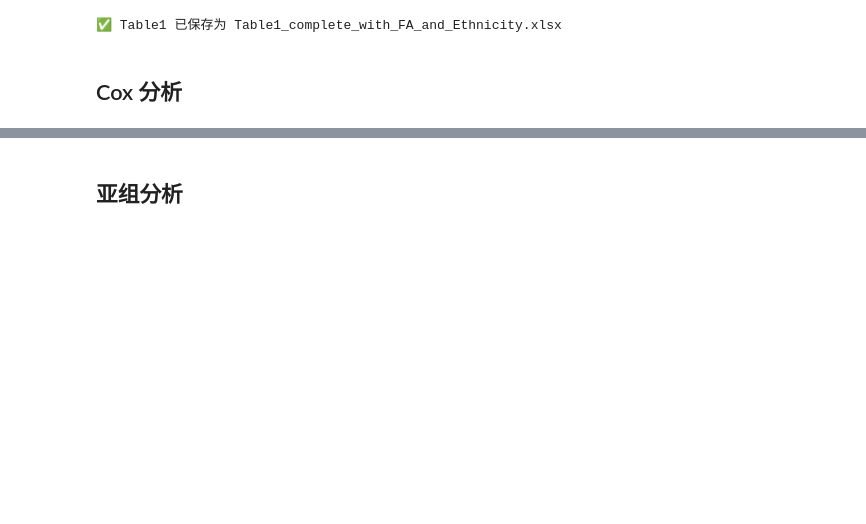
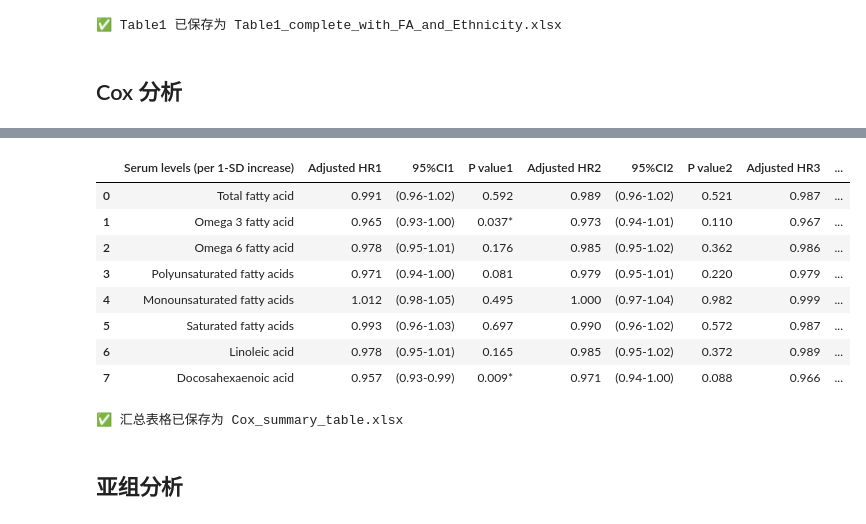
Before and after one commit to taotie111/nih, a Jupyter notebook: nih_final_job.ipynb, the cells around one changed output, grey strips where cells are left out. Drawn from its saved outputs; the diff is of its cells as text; code cells hidden in the pictures; blank space fills up the shorter version.

```diff
--- a/nih_final_job.ipynb
+++ b/nih_final_job.ipynb
@@ -1045,5 +1098,62 @@ Docosahexaenoic acid | Model3: N=7480, HR=0.97 (0.94-1.01), p=0.09929
 
 ✅ Cox 分析完成，结果已保存：Cox_matched_results_models.xlsx
+# %%
+# ======================================================
+# 7. 生成汇总表格（每行一个脂肪酸，每列显示 Model1/2/3）
+# ======================================================
+
+# P 值格式化函数
+def format_p_table(p):
+    if p < 0.001:
+        return "<0.001*"
+    elif p < 0.05:
+        return f"{p:.3f}*"
+    else:
+        return f"{p:.3f}"
+
+# 定义空列表存储整理后的数据
+summary_rows = []
+
+for fa_var in fa_analysis_vars:
+    row = {"Serum levels (per 1-SD increase)": fa_var}
+    for model_name in ["Model1", "Model2", "Model3"]:
+        df_sub = df_results[(df_results["Variable"]==fa_var) & (df_results["Model"]==model_name)]
+        if not df_sub.empty:
+            HR = df_sub["HR"].values[0]
+            CI = df_sub["CI"].values[0]
+            P = df_sub["P_value"].values[0]
+
+            P_str = format_p_table(P)
+
+            row[f"Adjusted HR{model_name[-1]}"] = round(HR,3)
+            row[f"95%CI{model_name[-1]}"] = f"({CI})"
+            row[f"P value{model_name[-1]}"] = P_str
+        else:
+            row[f"Adjusted HR{model_name[-1]}"] = ""
+            row[f"95%CI{model_name[-1]}"] = ""
+            row[f"P value{model_name[-1]}"] = ""
+    summary_rows.append(row)
+
+# 创建 DataFrame
+cox_summary_table = pd.DataFrame(summary_rows)
+
+# 显示表格
+display(cox_summary_table)
+
+# 保存为 Excel
+cox_summary_table.to_excel("Cox_summary_table.xlsx", index=False)
+print("✅ 汇总表格已保存为 Cox_summary_table.xlsx")
+# %% [output]
+|  | Serum levels (per 1-SD increase) | Adjusted HR1 | 95%CI1 | P value1 | Adjusted HR2 | 95%CI2 | P value2 | Adjusted HR3 | ... |
+| 0 | Total fatty acid | 0.991 | (0.96-1.02) | 0.592 | 0.989 | (0.96-1.02) | 0.521 | 0.987 | ... |
+| 1 | Omega 3 fatty acid | 0.965 | (0.93-1.00) | 0.037* | 0.973 | (0.94-1.01) | 0.110 | 0.967 | ... |
+| 2 | Omega 6 fatty acid | 0.978 | (0.95-1.01) | 0.176 | 0.985 | (0.95-1.02) | 0.362 | 0.986 | ... |
+| 3 | Polyunsaturated fatty acids | 0.971 | (0.94-1.00) | 0.081 | 0.979 | (0.95-1.01) | 0.220 | 0.979 | ... |
+| 4 | Monounsaturated fatty acids | 1.012 | (0.98-1.05) | 0.495 | 1.000 | (0.97-1.04) | 0.982 | 0.999 | ... |
+| 5 | Saturated fatty acids | 0.993 | (0.96-1.03) | 0.697 | 0.990 | (0.96-1.02) | 0.572 | 0.987 | ... |
+| 6 | Linoleic acid | 0.978 | (0.95-1.01) | 0.165 | 0.985 | (0.95-1.02) | 0.372 | 0.989 | ... |
+| 7 | Docosahexaenoic acid | 0.957 | (0.93-0.99) | 0.009* | 0.971 | (0.94-1.00) | 0.088 | 0.966 | ... |
+✅ 汇总表格已保存为 Cox_summary_table.xlsx
 # %% [markdown]
 ## 亚组分析
 # %%
```
Also changed, not shown: parts of 8 cells of this notebook, 24 other files.
